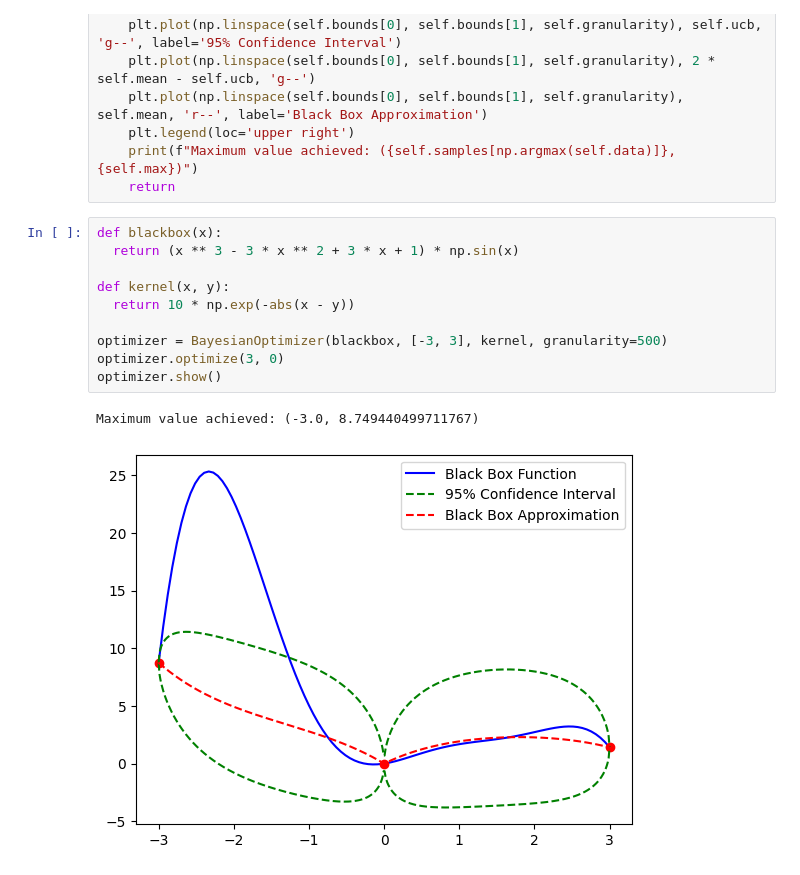
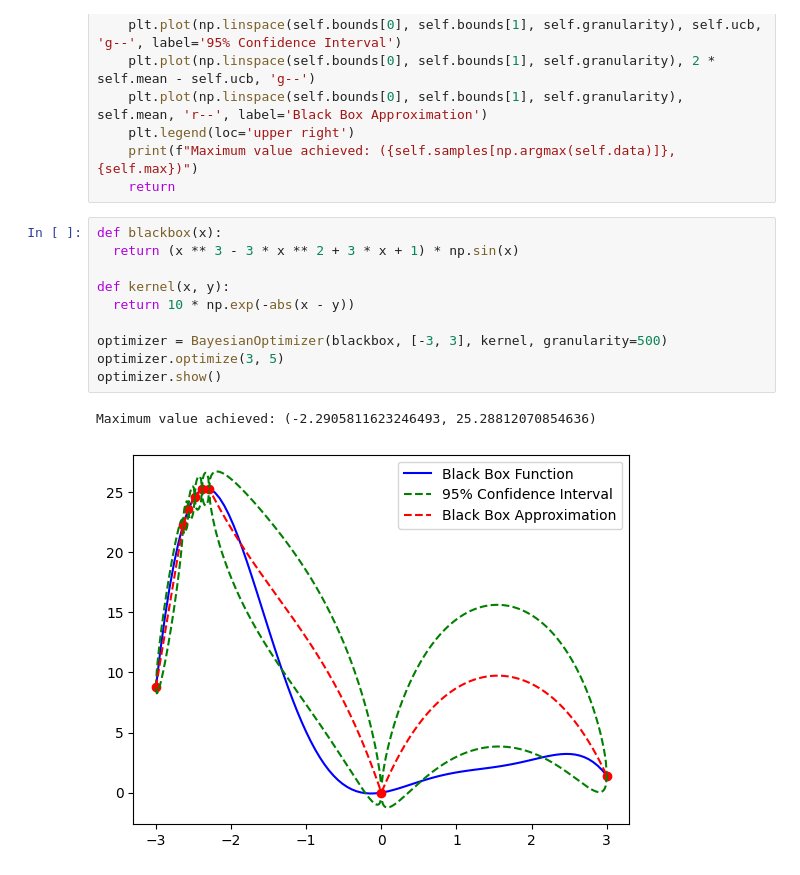
Before and after one commit to KimchiLim/Bayesian-Annealing, a Jupyter notebook: Bayesian_Optimization.ipynb, the cells around one changed output. Saved outputs shown, nothing was run; the diff lists cells and outputs as text.

```diff
--- a/Bayesian_Optimization.ipynb
+++ b/Bayesian_Optimization.ipynb
@@ -119,13 +119,13 @@ class BayesianOptimizer:
 # %%
 def blackbox(x):
   return (x ** 3 - 3 * x ** 2 + 3 * x + 1) * np.sin(x)
 
 def kernel(x, y):
   return 10 * np.exp(-abs(x - y))
 
 optimizer = BayesianOptimizer(blackbox, [-3, 3], kernel, granularity=500)
-optimizer.optimize(3, 0)
+optimizer.optimize(3, 5)
 optimizer.show()
 # %% [output]
-Maximum value achieved: (-3.0, 8.749440499711767)
+Maximum value achieved: (-2.2905811623246493, 25.28812070854636)
-[figure, old version]
+[figure, new version]
```
